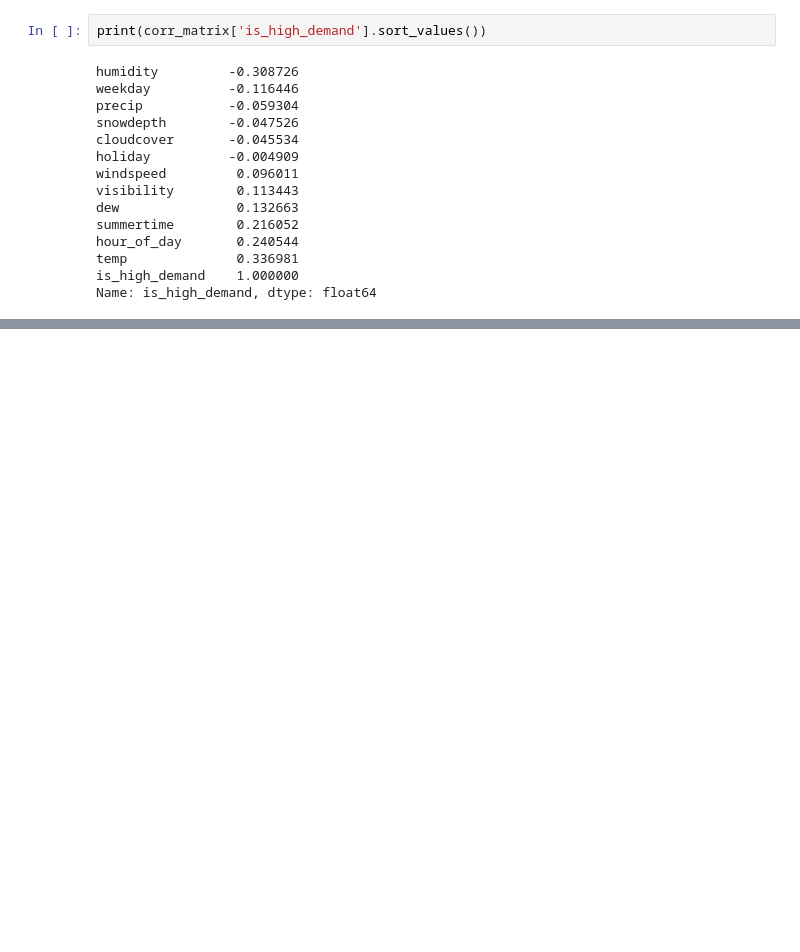
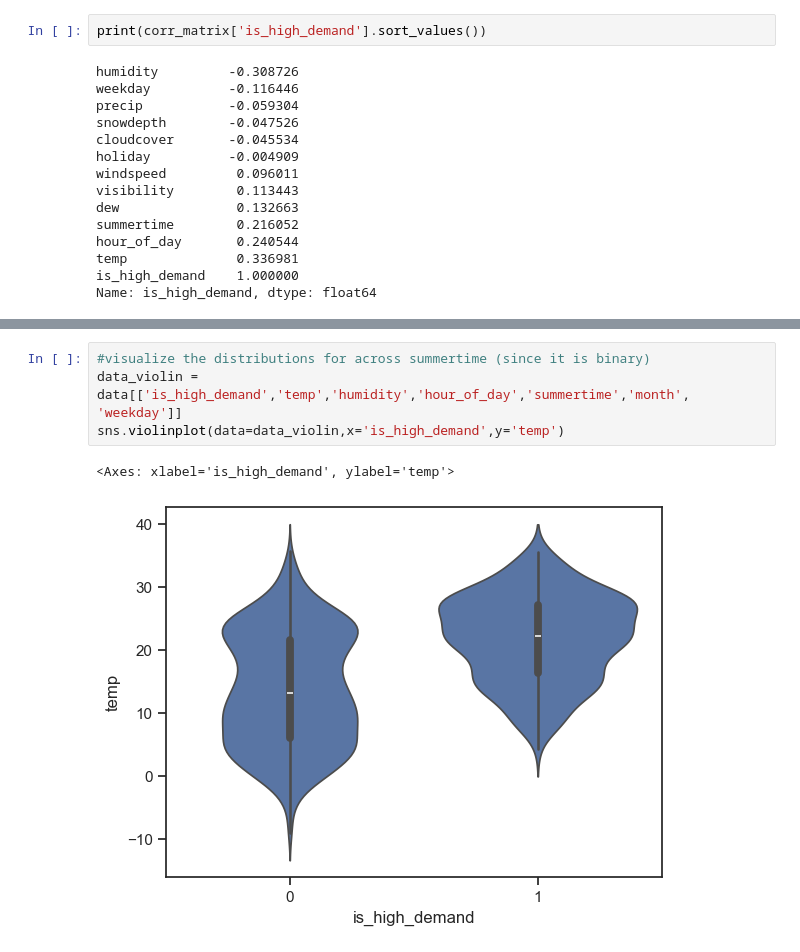
Before and after one commit to vaughankraska/BIKES_SML, a Jupyter notebook: notebooks/finn_exploratory_analysis.ipynb, the cells around one changed output, grey strips where cells are left out. Cells and saved outputs as stored; diff of their text form; blank space fills up the shorter version.

```diff
--- a/notebooks/finn_exploratory_analysis.ipynb
+++ b/notebooks/finn_exploratory_analysis.ipynb
@@ -97,0 +102,7 @@ plt.savefig('../figures/highly_correlated_pair_plot.svg',format='svg', dpi=800,
+# %%
+#visualize the distributions for across summertime (since it is binary)
+data_violin = data[['is_high_demand','temp','humidity','hour_of_day','summertime','month', 'weekday']]
+sns.violinplot(data=data_violin,x='is_high_demand',y='temp')
+# %% [output]
+<Axes: xlabel='is_high_demand', ylabel='temp'>
+[figure, added]
```
Also changed, not shown: parts of 7 cells of this notebook.
